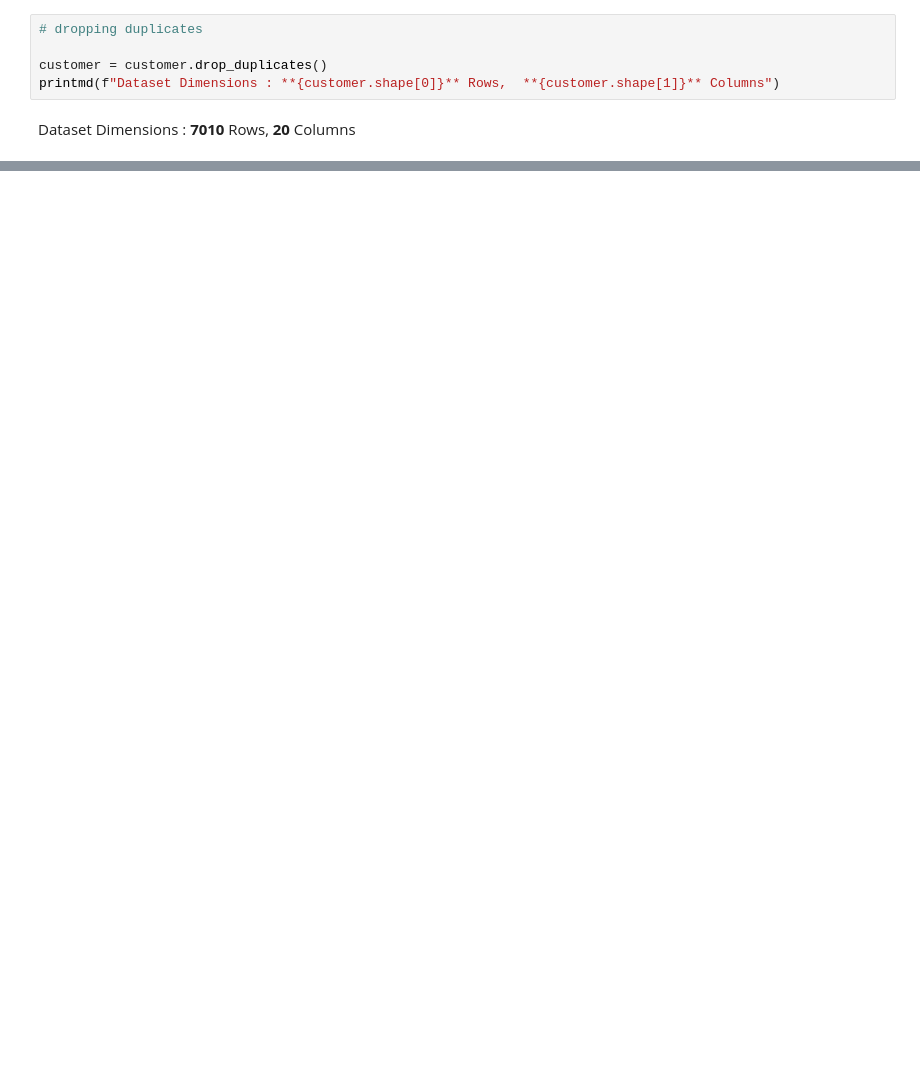
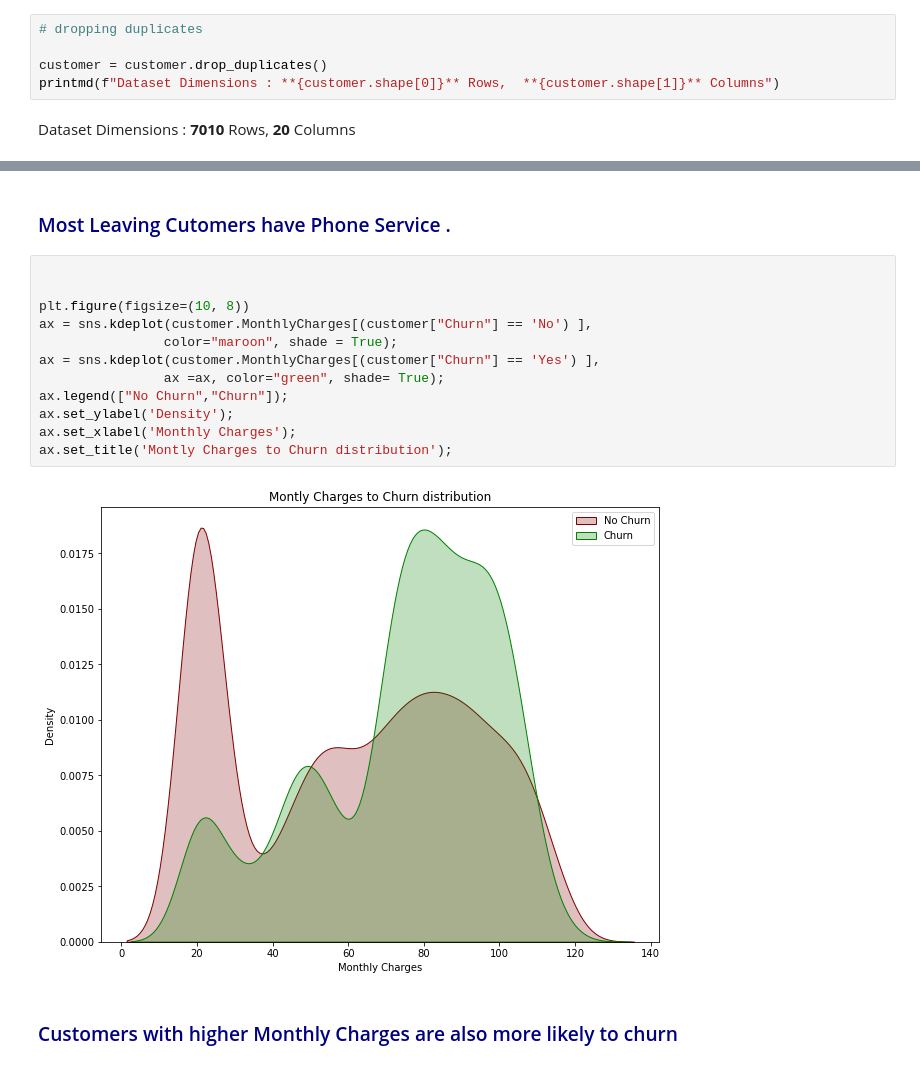
Before and after one commit to moutasam/Capstone-Telecom-Customers, a Jupyter notebook: TelcoCustomerChurn.ipynb, the cells around one changed output, grey strips where cells are left out. Drawn from its saved outputs; the diff is of its cells as text; blank space fills up the shorter version.

```diff
--- a/TelcoCustomerChurn.ipynb
+++ b/TelcoCustomerChurn.ipynb
@@ -350,0 +490,18 @@ customer[['tenure', 'MonthlyCharges', 'TotalCharges']].describe().T
+# %% [markdown]
+### <span style='color:navy'> Most Leaving Cutomers have Phone Service .
+# %%
+
+
+plt.figure(figsize=(10, 8))
+ax = sns.kdeplot(customer.MonthlyCharges[(customer["Churn"] == 'No') ],
+                color="maroon", shade = True);
+ax = sns.kdeplot(customer.MonthlyCharges[(customer["Churn"] == 'Yes') ],
+                ax =ax, color="green", shade= True);
+ax.legend(["No Churn","Churn"]);
+ax.set_ylabel('Density');
+ax.set_xlabel('Monthly Charges');
+ax.set_title('Montly Charges to Churn distribution');
+# %% [output]
+[figure, added]
+# %% [markdown]
+### <span style='color:navy'> Customers with higher Monthly Charges are also more likely to churn
```
Also changed, not shown: parts of 58 cells of this notebook.
